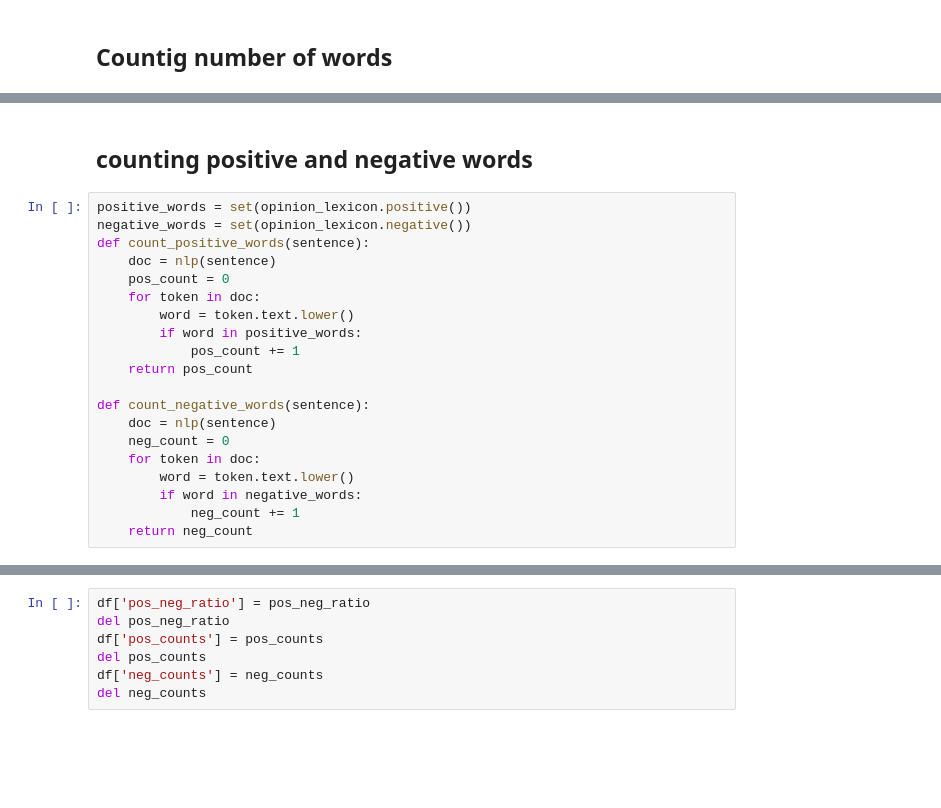
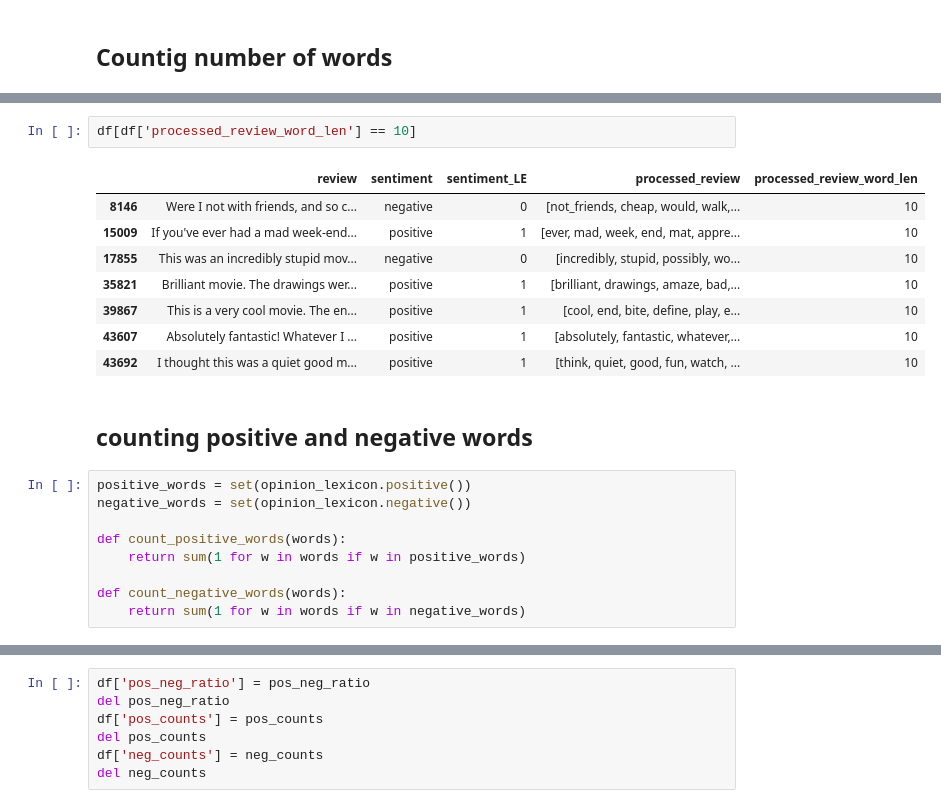
Before and after one commit to Swar028363/sentiment_analysis, a Jupyter notebook: sentiment_analysis.ipynb, the cells around one changed output, grey strips where cells are left out. Drawn from its saved outputs; the diff is of its cells as text; blank space fills up the shorter version.

```diff
--- a/sentiment_analysis.ipynb
+++ b/sentiment_analysis.ipynb
@@ -425,23 +401,23 @@ plt.show()
+# %%
+df[df['processed_review_word_len'] == 10]
+# %% [output]
+|  | review | sentiment | sentiment_LE | processed_review | processed_review_word_len |
+| 8146 | Were I not with friends, and so c... | negative | 0 | [not_friends, cheap, would, walk,... | 10 |
+| 15009 | If you've ever had a mad week-end... | positive | 1 | [ever, mad, week, end, mat, appre... | 10 |
+| 17855 | This was an incredibly stupid mov... | negative | 0 | [incredibly, stupid, possibly, wo... | 10 |
+| 35821 | Brilliant movie. The drawings wer... | positive | 1 | [brilliant, drawings, amaze, bad,... | 10 |
+| 39867 | This is a very cool movie. The en... | positive | 1 | [cool, end, bite, define, play, e... | 10 |
+| 43607 | Absolutely fantastic! Whatever I ... | positive | 1 | [absolutely, fantastic, whatever,... | 10 |
+| 43692 | I thought this was a quiet good m... | positive | 1 | [think, quiet, good, fun, watch, ... | 10 |
 # %% [markdown]
 ## counting positive and negative words
 # %%
 positive_words = set(opinion_lexicon.positive())
 negative_words = set(opinion_lexicon.negative())
-def count_positive_words(sentence):
-    doc = nlp(sentence)
-    pos_count = 0
-    for token in doc:
-        word = token.text.lower()
-        if word in positive_words:
-            pos_count += 1
-    return pos_count
 
-def count_negative_words(sentence):
-    doc = nlp(sentence)
-    neg_count = 0
-    for token in doc:
-        word = token.text.lower()
-        if word in negative_words:
-            neg_count += 1
-    return neg_count
+def count_positive_words(words):
+    return sum(1 for w in words if w in positive_words)
+
+def count_negative_words(words):
+    return sum(1 for w in words if w in negative_words)
 # %%
```
Also changed, not shown: parts of 59 cells of this notebook.
